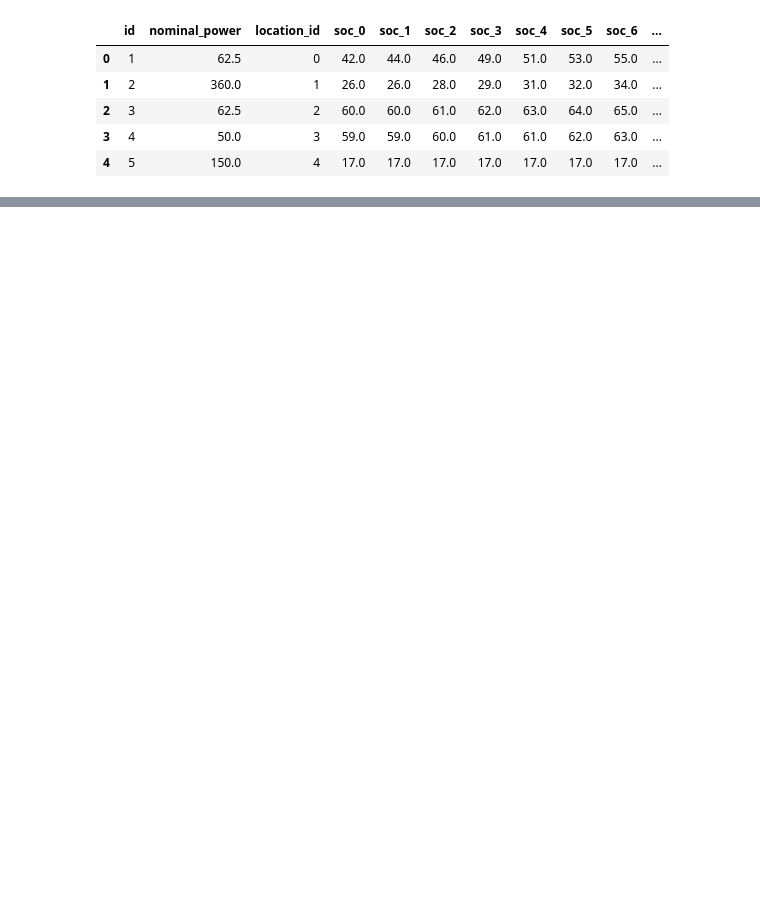
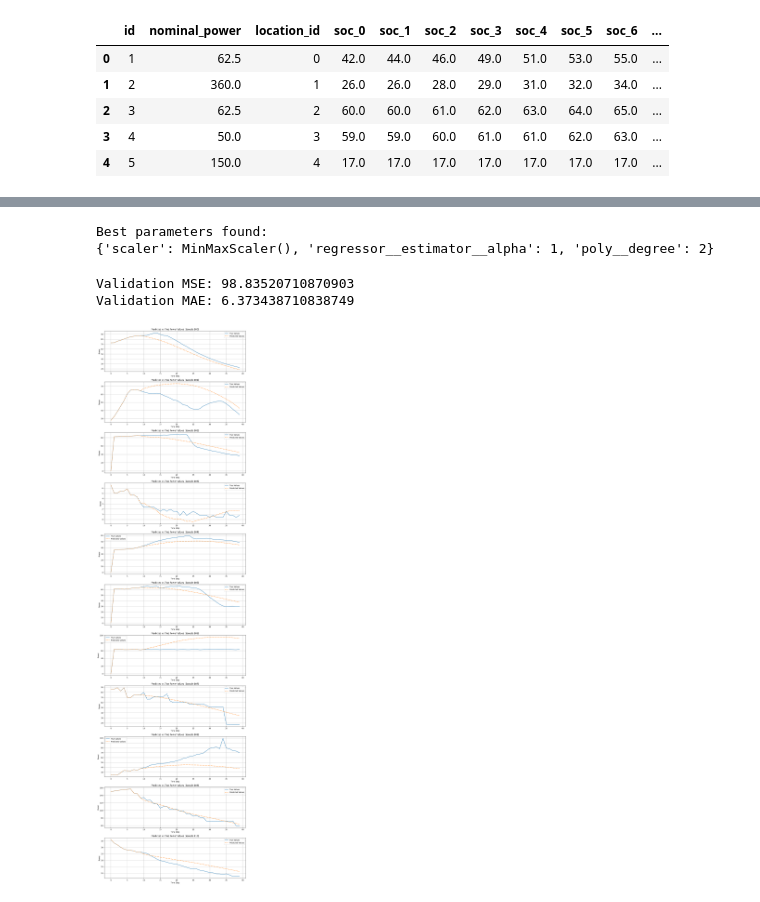
Before and after one commit to JakobBerg-Projects/CedasHackathon2025, a Jupyter notebook: src/henrik/experiments.ipynb, the cells around one changed output, grey strips where cells are left out. Cells and saved outputs as stored; diff of their text form; code cells hidden in the pictures; blank space fills up the shorter version.

Commit message:
6.8 mae power

```diff
--- a/src/henrik/experiments.ipynb
+++ b/src/henrik/experiments.ipynb
@@ -77,0 +143,3 @@ test, validation = train_test_split(validation, train_size=0.5)
+# %%
+# Fit the model
+grid_search.fit(X_train, y_train)
@@ -77,0 +179,63 @@ test, validation = train_test_split(validation, train_size=0.5)
+# %%
+print("Best parameters found:")
+print(grid_search.best_params_)
+
+# Best estimator
+multi_output_model = grid_search.best_estimator_
+# %% [output]
+Best parameters found:
+{'scaler': MinMaxScaler(), 'regressor__estimator__alpha': 1, 'poly__degree': 2}
+# %%
+multi_output_model.fit(X_train, y_train)
+y_validation_pred = multi_output_model.predict(X_validation)
+y_test_pred = multi_output_model.predict(X_test)
+# %%
+y_validation_pred = multi_output_model.predict(X_validation)
+y_test_pred = multi_output_model.predict(X_test)
+# %%
+# Evaluate performance on validation data
+mse_validation = mean_squared_error(y_validation_true, y_validation_pred)
+mae_validation = mean_absolute_error(y_validation_true, y_validation_pred)
+
+print(f'Validation MSE: {mse_validation}')
+print(f'Validation MAE: {mae_validation}')
+# %% [output]
+Validation MSE: 98.83520710870903
+Validation MAE: 6.373438710838749
+# %%
+def plot_graphs(index_start, index_end):
+    num_samples = index_end - index_start + 1
+    fig, axs = plt.subplots(num_samples, 1, figsize=(12, 4 * num_samples))
+
+    # If there's only one sample, axs may not be a list; make it a list for consistency
+    if num_samples == 1:
+        axs = [axs]
+
+    for idx, sample_index in enumerate(range(index_start, index_end + 1)):
+        # Get the true 'power' values from time steps 0 to 39
+        true_values = validation.iloc[sample_index][[f'power_{i}' for i in range(40)]].values
+
+        # Get the known 'power' values from time steps 0 to 9
+        known_power_values = validation.iloc[sample_index][[f'power_{i}' for i in range(10)]].values
+
+        # Get the predicted 'power' values from time steps 10 to 39
+        predicted_values_future = y_validation_pred[sample_index]
+
+        # Combine the known 'power' values with the predicted values
+        predicted_values = np.concatenate([known_power_values, predicted_values_future])
+
+        # Plotting on the subplot
+        axs[idx].plot(range(40), true_values, label='True Values')
+        axs[idx].plot(range(40), predicted_values, linestyle='--', label='Predicted Values')
+        axs[idx].set_xlabel('Time Step')
+        axs[idx].set_ylabel('Power')
+        axs[idx].set_title(f'Predicted vs True Power Values (Sample {sample_index})')
+        axs[idx].legend()
+        axs[idx].grid(True)
+
+    plt.tight_layout()
+    plt.show()
+# %%
+plot_graphs(100,110)
+# %% [output]
+[figure, added]
```
Also changed, not shown: parts of 18 cells of this notebook, 4 other files.
